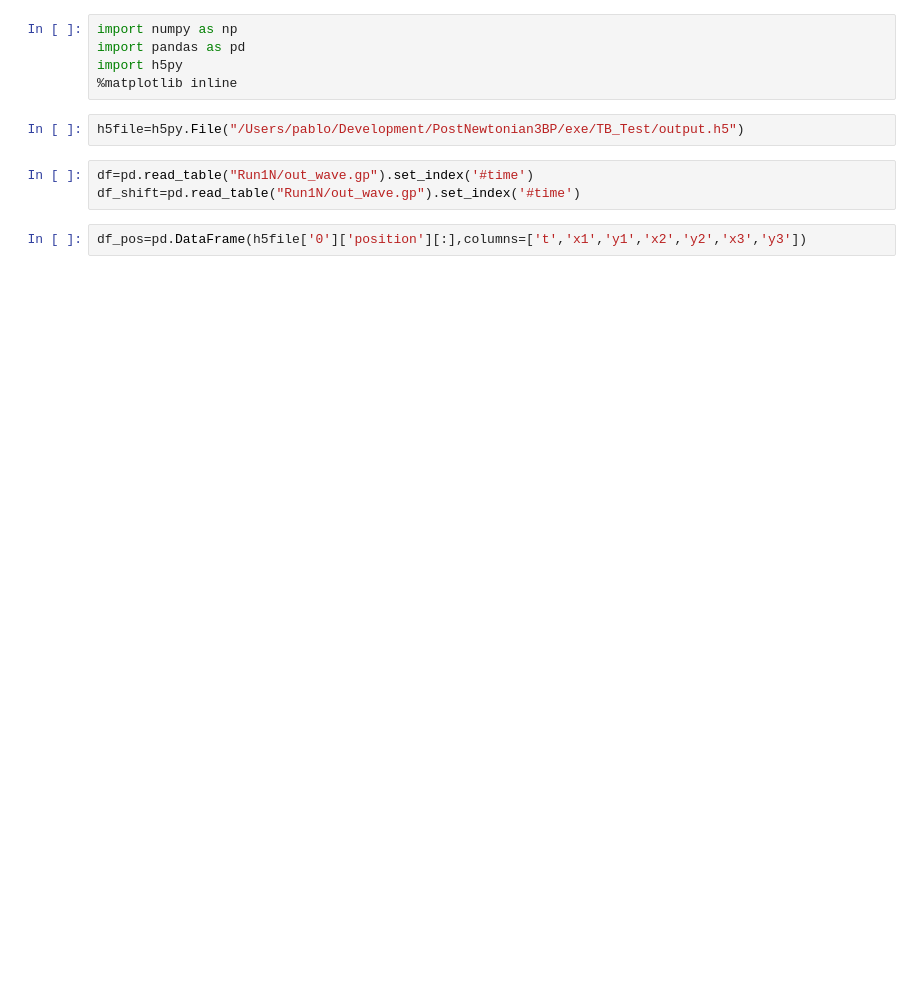
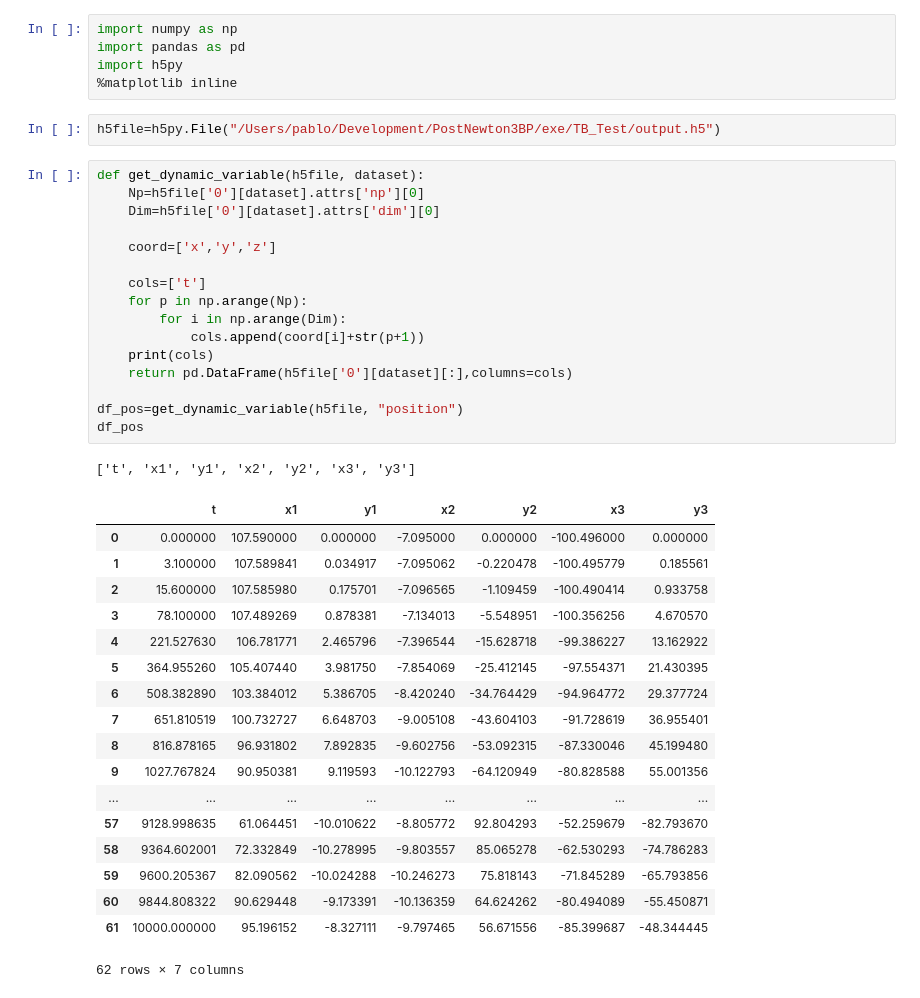
Before and after one commit to pablogalaviz/PostNewton3BP, a Jupyter notebook: utils/Analysis.ipynb, the cells around one changed output. Drawn from its saved outputs; the diff is of its cells as text; blank space fills up the shorter version.

```diff
--- a/utils/Analysis.ipynb
+++ b/utils/Analysis.ipynb
@@ -4,12 +4,43 @@ import pandas as pd
 import h5py
 %matplotlib inline
 # %%
-h5file=h5py.File("/Users/pablo/Development/PostNewtonian3BP/exe/TB_Test/output.h5")
+h5file=h5py.File("/Users/pablo/Development/PostNewton3BP/exe/TB_Test/output.h5")
-# %%
-df=pd.read_table("Run1N/out_wave.gp").set_index('#time')
-df_shift=pd.read_table("Run1N/out_wave.gp").set_index('#time')
-# %%
-df_pos=pd.DataFrame(h5file['0']['position'][:],columns=['t','x1','y1','x2','y2','x3','y3'])
+# %%
+def get_dynamic_variable(h5file, dataset):
+    Np=h5file['0'][dataset].attrs['np'][0]
+    Dim=h5file['0'][dataset].attrs['dim'][0]
+
+    coord=['x','y','z']
+
+    cols=['t']
+    for p in np.arange(Np):
+        for i in np.arange(Dim):
+            cols.append(coord[i]+str(p+1))
+    print(cols)
+    return pd.DataFrame(h5file['0'][dataset][:],columns=cols)
+
+df_pos=get_dynamic_variable(h5file, "position")
+df_pos
+# %% [output]
+['t', 'x1', 'y1', 'x2', 'y2', 'x3', 'y3']
+|  | t | x1 | y1 | x2 | y2 | x3 | y3 |
+| 0 | 0.000000 | 107.590000 | 0.000000 | -7.095000 | 0.000000 | -100.496000 | 0.000000 |
+| 1 | 3.100000 | 107.589841 | 0.034917 | -7.095062 | -0.220478 | -100.495779 | 0.185561 |
+| 2 | 15.600000 | 107.585980 | 0.175701 | -7.096565 | -1.109459 | -100.490414 | 0.933758 |
+| 3 | 78.100000 | 107.489269 | 0.878381 | -7.134013 | -5.548951 | -100.356256 | 4.670570 |
+| 4 | 221.527630 | 106.781771 | 2.465796 | -7.396544 | -15.628718 | -99.386227 | 13.162922 |
+| 5 | 364.955260 | 105.407440 | 3.981750 | -7.854069 | -25.412145 | -97.554371 | 21.430395 |
+| 6 | 508.382890 | 103.384012 | 5.386705 | -8.420240 | -34.764429 | -94.964772 | 29.377724 |
+| 7 | 651.810519 | 100.732727 | 6.648703 | -9.005108 | -43.604103 | -91.728619 | 36.955401 |
+| 8 | 816.878165 | 96.931802 | 7.892835 | -9.602756 | -53.092315 | -87.330046 | 45.199480 |
+| 9 | 1027.767824 | 90.950381 | 9.119593 | -10.122793 | -64.120949 | -80.828588 | 55.001356 |
+| ... | ... | ... | ... | ... | ... | ... | ... |
+| 57 | 9128.998635 | 61.064451 | -10.010622 | -8.805772 | 92.804293 | -52.259679 | -82.793670 |
+| 58 | 9364.602001 | 72.332849 | -10.278995 | -9.803557 | 85.065278 | -62.530293 | -74.786283 |
+| 59 | 9600.205367 | 82.090562 | -10.024288 | -10.246273 | 75.818143 | -71.845289 | -65.793856 |
+| 60 | 9844.808322 | 90.629448 | -9.173391 | -10.136359 | 64.624262 | -80.494089 | -55.450871 |
+| 61 | 10000.000000 | 95.196152 | -8.327111 | -9.797465 | 56.671556 | -85.399687 | -48.344445 |
+62 rows × 7 columns
 # %%
 ax=df_pos.set_index('t').plot(kind='scatter',x='x1',y='y1')
 df_pos.set_index('t').plot(kind='scatter',x='x2',y='y2',ax=ax)
```
Also changed, not shown: parts of 6 cells of this notebook, 2 other files.
